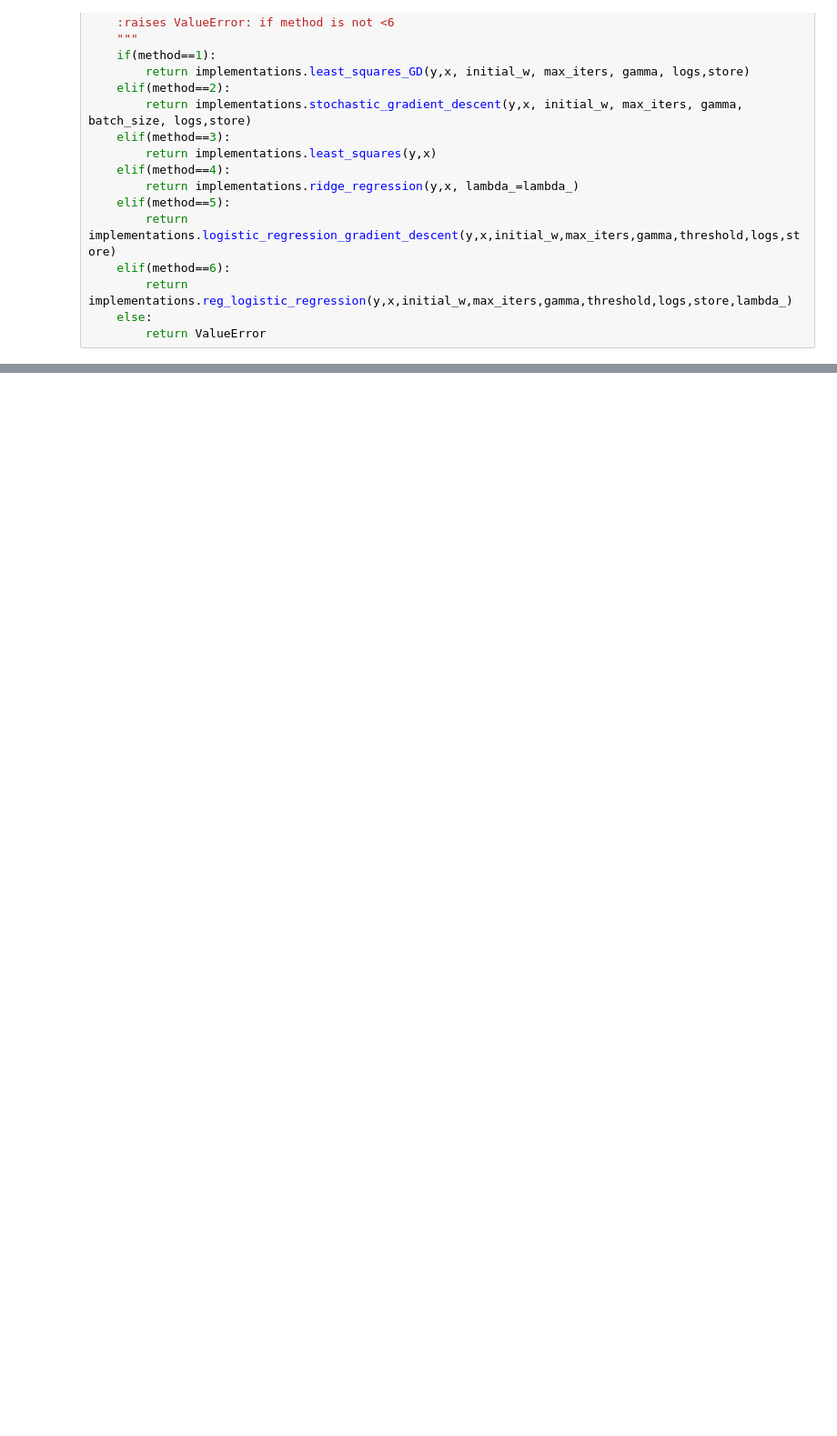
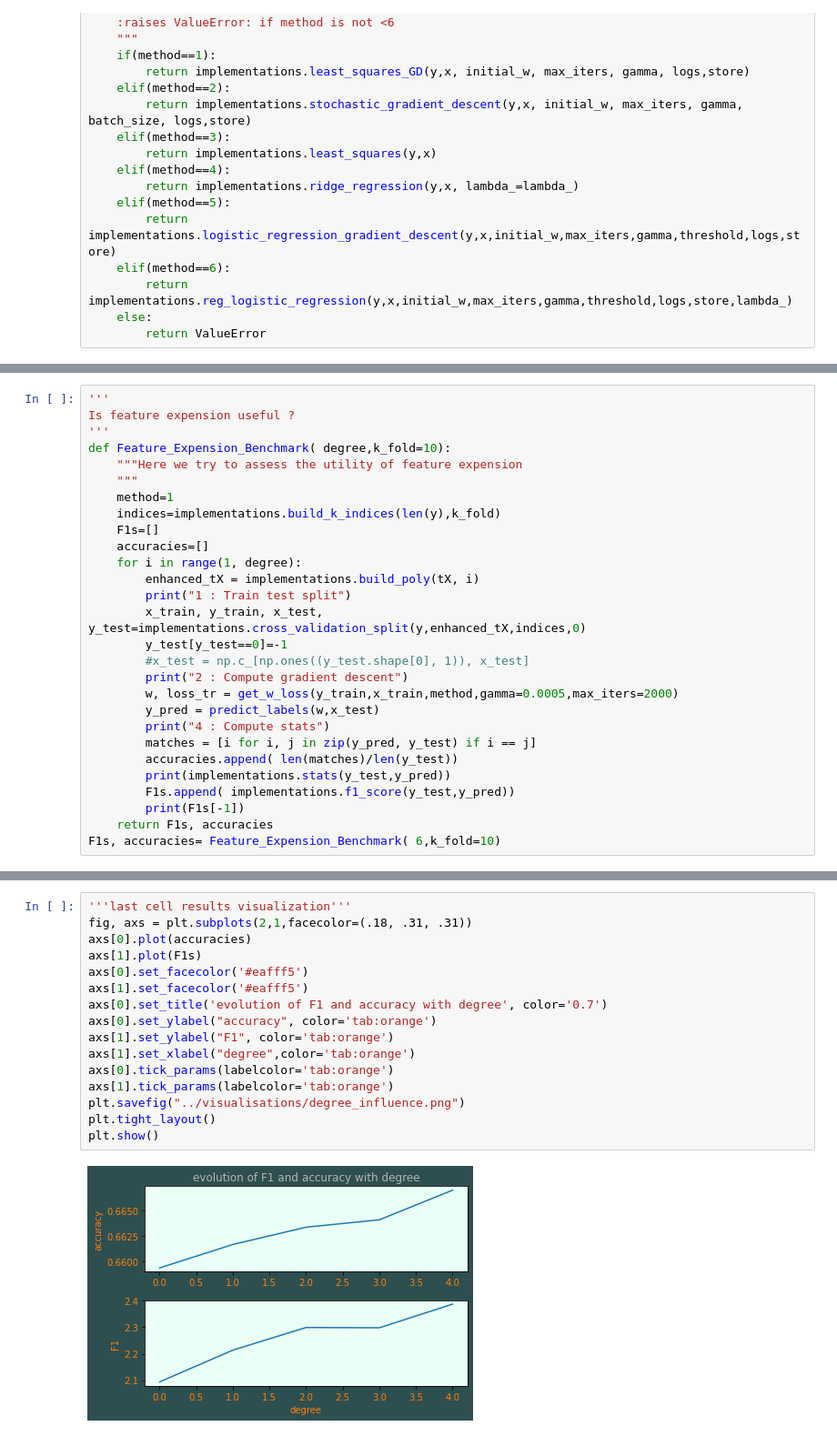
Before and after one commit to JeanBaptiste-dlb/project1_ML, a Jupyter notebook: project1/scripts/project1.ipynb, the cells around one changed output, grey strips where cells are left out. Shown: that part at 91% size. Drawn from its saved outputs; the diff is of its cells as text; blank space fills up the shorter version.

Commit message:
analyzing degree influence

```diff
--- a/project1/scripts/project1.ipynb
+++ b/project1/scripts/project1.ipynb
@@ -101,0 +121,28 @@ plt.tight_layout()
+# %%
+'''
+Is feature expension useful ?
+'''
+def Feature_Expension_Benchmark( degree,k_fold=10):
+    """Here we try to assess the utility of feature expension
+    """
+    method=1
+    indices=implementations.build_k_indices(len(y),k_fold)
+    F1s=[]
+    accuracies=[]
+    for i in range(1, degree):
+        enhanced_tX = implementations.build_poly(tX, i)
+        print("1 : Train test split")
+        x_train, y_train, x_test, y_test=implementations.cross_validation_split(y,enhanced_tX,indices,0)
+        y_test[y_test==0]=-1
+        #x_test = np.c_[np.ones((y_test.shape[0], 1)), x_test]
+        print("2 : Compute gradient descent")
+        w, loss_tr = get_w_loss(y_train,x_train,method,gamma=0.0005,max_iters=2000)
+        y_pred = predict_labels(w,x_test)
+        print("4 : Compute stats")
+        matches = [i for i, j in zip(y_pred, y_test) if i == j]
+        accuracies.append( len(matches)/len(y_test))
+        print(implementations.stats(y_test,y_pred))
+        F1s.append( implementations.f1_score(y_test,y_pred))
+        print(F1s[-1])
+    return F1s, accuracies
+F1s, accuracies= Feature_Expension_Benchmark( 6,k_fold=10)
@@ -102,3 +167,21 @@ plt.tight_layout()
+# %%
+'''last cell results visualization'''
+fig, axs = plt.subplots(2,1,facecolor=(.18, .31, .31))
+axs[0].plot(accuracies)
+axs[1].plot(F1s)
+axs[0].set_facecolor('#eafff5')
+axs[1].set_facecolor('#eafff5')
+axs[0].set_title('evolution of F1 and accuracy with degree', color='0.7')
+axs[0].set_ylabel("accuracy", color='tab:orange')
+axs[1].set_ylabel("F1", color='tab:orange')
+axs[1].set_xlabel("degree",color='tab:orange')
+axs[0].tick_params(labelcolor='tab:orange')
+axs[1].tick_params(labelcolor='tab:orange')
+plt.savefig("../visualisations/degree_influence.png")
+plt.tight_layout()
+plt.show()
+# %% [output]
+[figure, added]
 # %%
 fig, axs = plt.subplots(2,1,facecolor=(.18, .31, .31))
 gammas=[]
```
Also changed, not shown: parts of 11 cells of this notebook, 4 other files.
